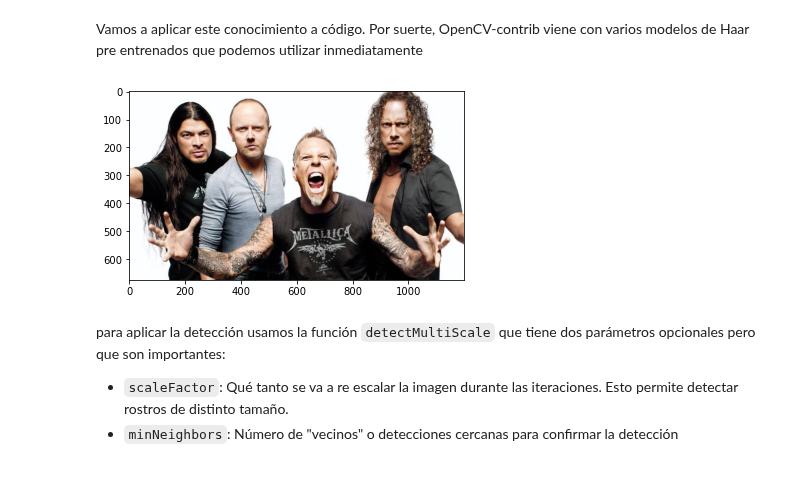
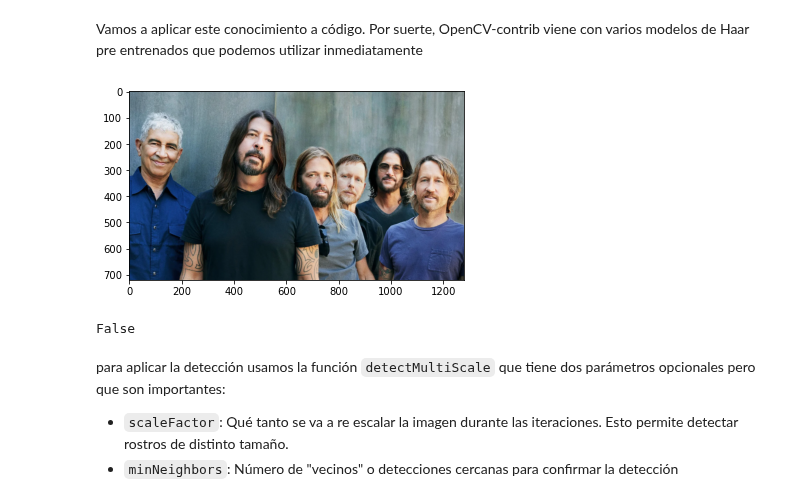
Before and after one commit to AprendizajeProfundo/Diplomado-Avanzado, a Jupyter notebook: Visión Artificial/Cuadernos/rostros_opencv.ipynb, the cells around one changed output. Drawn from its saved outputs; the diff is of its cells as text; code cells hidden in the pictures.

```diff
--- a/Visión Artificial/Cuadernos/rostros_opencv.ipynb
+++ b/Visión Artificial/Cuadernos/rostros_opencv.ipynb
@@ -179,9 +179,9 @@ import cv2
 import matplotlib.pyplot as plt
 %matplotlib inline
 # %%
-img = cv2.imread('../Imagenes/metallica-band.png')
+img = cv2.imread('../Imagenes/foo-fighters.png')
 
 plt.imshow(img[:,:,::-1])
 plt.show()
 # %% [output]
-[figure, old version]
+[figure, new version]
@@ -192,3 +188,8 @@ haarCascade = cv2.CascadeClassifier(cv2.data.haarcascades + 'haarcascade_frontal
+# %%
+haarCascade = cv2.CascadeClassifier('../modelos/haarcascade_frontalface_default.xml')
+print(haarCascade.empty())
+# %% [output]
+False
 # %% [markdown]
 para aplicar la detección usamos la función `detectMultiScale` que tiene dos parámetros opcionales pero que son importantes:
 
```
Also changed, not shown: parts of 5 cells of this notebook, 5 other files.
